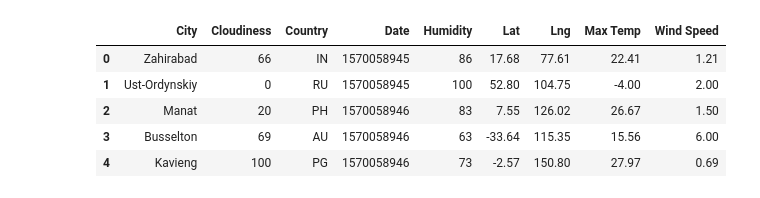
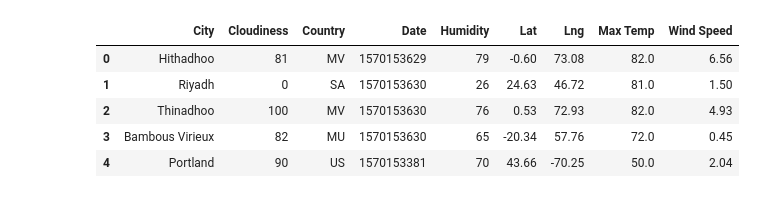
Before and after one commit to mitchellcapell95/Python-APIs, a Jupyter notebook: WeatherPy.ipynb, the cells around one changed output. Saved outputs shown, nothing was run; the diff lists cells and outputs as text; code cells hidden in the pictures.

```diff
--- a/WeatherPy.ipynb
+++ b/WeatherPy.ipynb
@@ -115,28 +108,30 @@ Wind_df = pd.DataFrame(Wind_Speeds)
-# %%
-lst1 = pd.merge(city_df,clouds_df,left_index=True,right_index=True)
-lst1_rename = lst1.rename(columns={"0_x":"City","0_y":"Cloudiness"})
-lst2 = pd.merge(lst1_rename,countries_df,left_index=True,right_index=True)
-lst2_rename = lst2.rename(columns={0:"Country"})
-lst3 = pd.merge(lst2_rename,Dates_df,left_index=True,right_index=True)
-lst3_rename = lst3.rename(columns={0:"Date"})
-lst4 = pd.merge(lst3_rename,Humids_df,left_index=True,right_index=True)
-lst4_rename = lst4.rename(columns={0:"Humidity"})
-lst5 = pd.merge(lst4_rename,Lats_df,left_index=True,right_index=True)
-lst5_rename = lst5.rename(columns={0:"Lat"})
-lst6 = pd.merge(lst5_rename,Longs_df,left_index=True,right_index=True)
-lst6_rename = lst6.rename(columns={0:"Lng"})
-lst7 = pd.merge(lst6_rename,Temps_df,left_index=True,right_index=True)
-lst7_rename = lst7.rename(columns={0:"Max Temp"})
-lst8 = pd.merge(lst7_rename,Wind_df,left_index=True,right_index=True)
-weather_df = lst8.rename(columns={0:"Wind Speed"})
-weather_df.head()
-# %% [output]
-|  | City | Cloudiness | Country | Date | Humidity | Lat | Lng | Max Temp | Wind Speed |
-| 0 | Zahirabad | 66 | IN | 1570058945 | 86 | 17.68 | 77.61 | 22.41 | 1.21 |
-| 1 | Ust-Ordynskiy | 0 | RU | 1570058945 | 100 | 52.80 | 104.75 | -4.00 | 2.00 |
-| 2 | Manat | 20 | PH | 1570058946 | 83 | 7.55 | 126.02 | 26.67 | 1.50 |
-| 3 | Busselton | 69 | AU | 1570058946 | 63 | -33.64 | 115.35 | 15.56 | 6.00 |
-| 4 | Kavieng | 100 | PG | 1570058946 | 73 | -2.57 | 150.80 | 27.97 | 0.69 |
+# %%
+#Convert max temps from Celsius to fahrenheit
+
+temps_in_fahr = []
+for temp in Max_Temps:
+     temps_in_fahr.append(round(temp*(9/5),0) + 32)
+
+#Build our weather dataframe
+
+weather_df = pd.DataFrame(new_cities)
+weather_df2 = weather_df.rename(columns={0:"City"})
+weather_df2['Cloudiness'] = cloud_count
+weather_df2['Country'] = countries
+weather_df2['Date'] = Dates
+weather_df2['Humidity'] = Humids
+weather_df2['Lat'] = Lats
+weather_df2['Lng'] = Lngs
+weather_df2['Max Temp'] = temps_in_fahr
+weather_df2['Wind Speed'] = Wind_Speeds
+weather_df2.head()
+# %% [output]
+|  | City | Cloudiness | Country | Date | Humidity | Lat | Lng | Max Temp | Wind Speed |
+| 0 | Hithadhoo | 81 | MV | 1570153629 | 79 | -0.60 | 73.08 | 82.0 | 6.56 |
+| 1 | Riyadh | 0 | SA | 1570153630 | 26 | 24.63 | 46.72 | 81.0 | 1.50 |
+| 2 | Thinadhoo | 100 | MV | 1570153630 | 76 | 0.53 | 72.93 | 82.0 | 4.93 |
+| 3 | Bambous Virieux | 82 | MU | 1570153630 | 65 | -20.34 | 57.76 | 72.0 | 0.45 |
+| 4 | Portland | 90 | US | 1570153381 | 70 | 43.66 | -70.25 | 50.0 | 2.04 |
 # %%
 # Save as a csv
 # Note to avoid any issues later, use encoding="utf-8"
```
Also changed, not shown: parts of 11 cells of this notebook, 5 other files.
